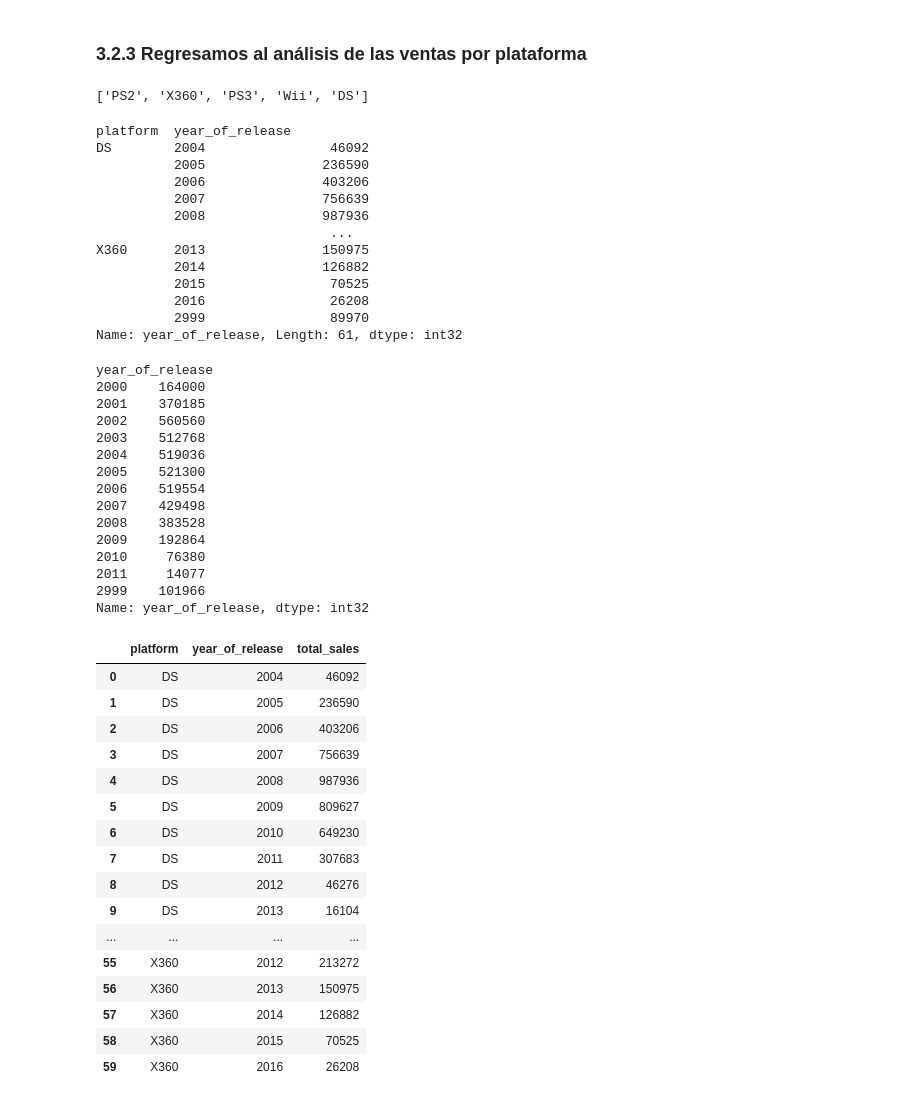
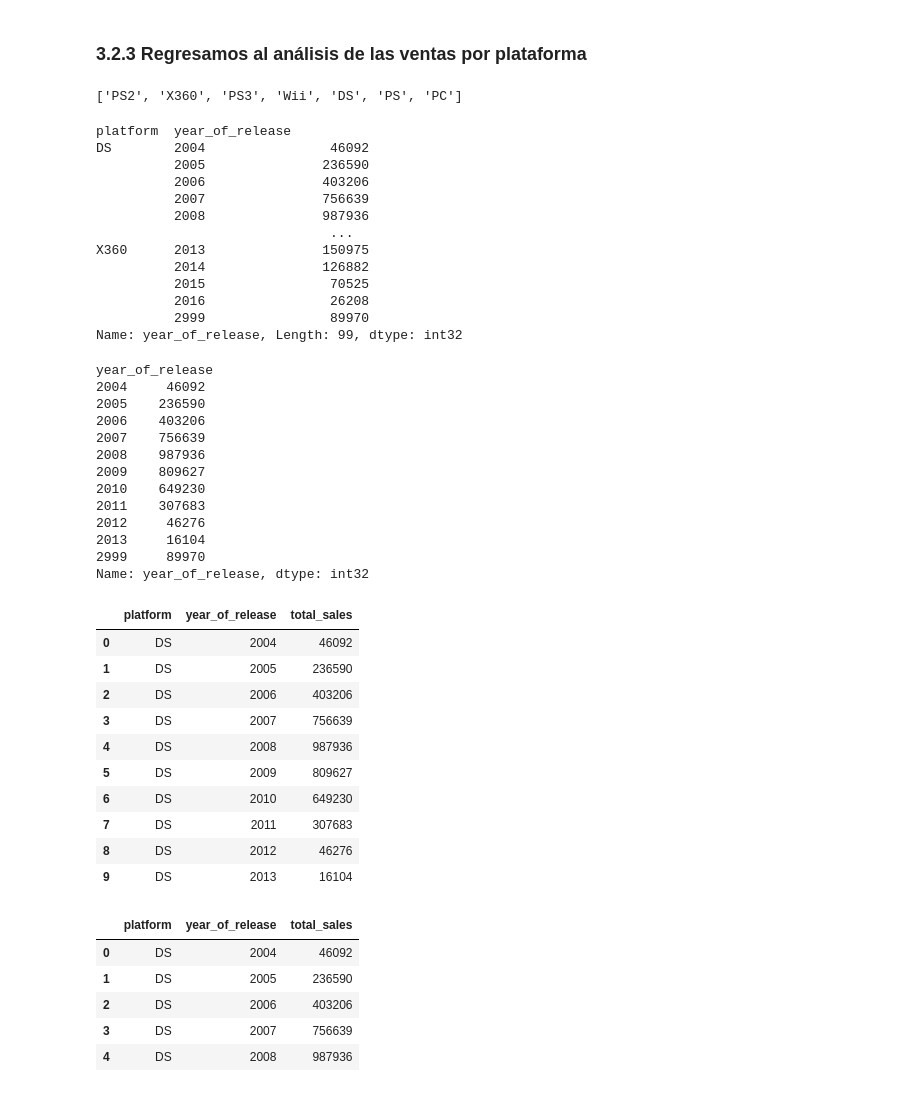
Before and after one commit to OmiHdz/project_s6, a Jupyter notebook: project_s6.ipynb, the cells around one changed output. Drawn from its saved outputs; the diff is of its cells as text; code cells hidden in the pictures.

```diff
--- a/project_s6.ipynb
+++ b/project_s6.ipynb
@@ -424,7 +424,9 @@ platform_group
 | 30 | PCFX | 0.03 |
 # %%
 #las 5 plataformas con mayores ventas históricas
-platform_top=platform_group.head(5)
+platform_top=platform_group.head(10)
+platform_top=platform_top[~platform_top['platform'].isin(['PSP','PS4','GBA'])]
+platform_top.reset_index(drop=True,inplace=True)
 platform_top
 # %% [output]
 |  | platform | total_sales |
@@ -492,7 +496,7 @@ test1 = df[df['platform'].isin(platform_top_list)]
 t1 = test1.groupby(['platform','year_of_release'])['year_of_release'].sum()
 t1
 # %% [output]
-['PS2', 'X360', 'PS3', 'Wii', 'DS']
+['PS2', 'X360', 'PS3', 'Wii', 'DS', 'PS', 'PC']
 platform  year_of_release
 DS        2004                46092
           2005               236590
@@ -505,22 +509,20 @@ X360      2013               150975
           2015                70525
           2016                26208
           2999                89970
-Name: year_of_release, Length: 61, dtype: int32
+Name: year_of_release, Length: 99, dtype: int32
 # %%
-t1['PS2']
+t1['DS']
 # %% [output]
 year_of_release
-2000    164000
-2001    370185
-2002    560560
-2003    512768
-2004    519036
-2005    521300
-2006    519554
-2007    429498
-2008    383528
-2009    192864
-2010     76380
-2011     14077
-2999    101966
+2004     46092
+2005    236590
+2006    403206
+2007    756639
+2008    987936
+2009    809627
+2010    649230
+2011    307683
+2012     46276
+2013     16104
+2999     89970
 Name: year_of_release, dtype: int32
@@ -529,27 +529,30 @@ Name: year_of_release, dtype: int32
 # %%
 t2= pd.DataFrame(t1)
 t2.rename(columns={'year_of_release':'total_sales'},inplace=True)
 t2.reset_index(inplace=True)
-t2.head(60)
+t2.head(10)
 #t2.set_index('year_of_release')
 # %% [output]
 |  | platform | year_of_release | total_sales |
 | 0 | DS | 2004 | 46092 |
 | 1 | DS | 2005 | 236590 |
 | 2 | DS | 2006 | 403206 |
 | 3 | DS | 2007 | 756639 |
 | 4 | DS | 2008 | 987936 |
 | 5 | DS | 2009 | 809627 |
 | 6 | DS | 2010 | 649230 |
 | 7 | DS | 2011 | 307683 |
 | 8 | DS | 2012 | 46276 |
 | 9 | DS | 2013 | 16104 |
-| ... | ... | ... | ... |
-| 55 | X360 | 2012 | 213272 |
-| 56 | X360 | 2013 | 150975 |
-| 57 | X360 | 2014 | 126882 |
-| 58 | X360 | 2015 | 70525 |
-| 59 | X360 | 2016 | 26208 |
+# %%
+t2[t2['platform']=='DS'].head()
+# %% [output]
+|  | platform | year_of_release | total_sales |
+| 0 | DS | 2004 | 46092 |
+| 1 | DS | 2005 | 236590 |
+| 2 | DS | 2006 | 403206 |
+| 3 | DS | 2007 | 756639 |
+| 4 | DS | 2008 | 987936 |
 # %%
 #sns.displot(kind='hist',data=t2, x='year_of_release',y='total_sales')
 #fig ,axs = plt.subplots(3,2, figsize=(10,10))
```
Also changed, not shown: parts of 24 cells of this notebook.
